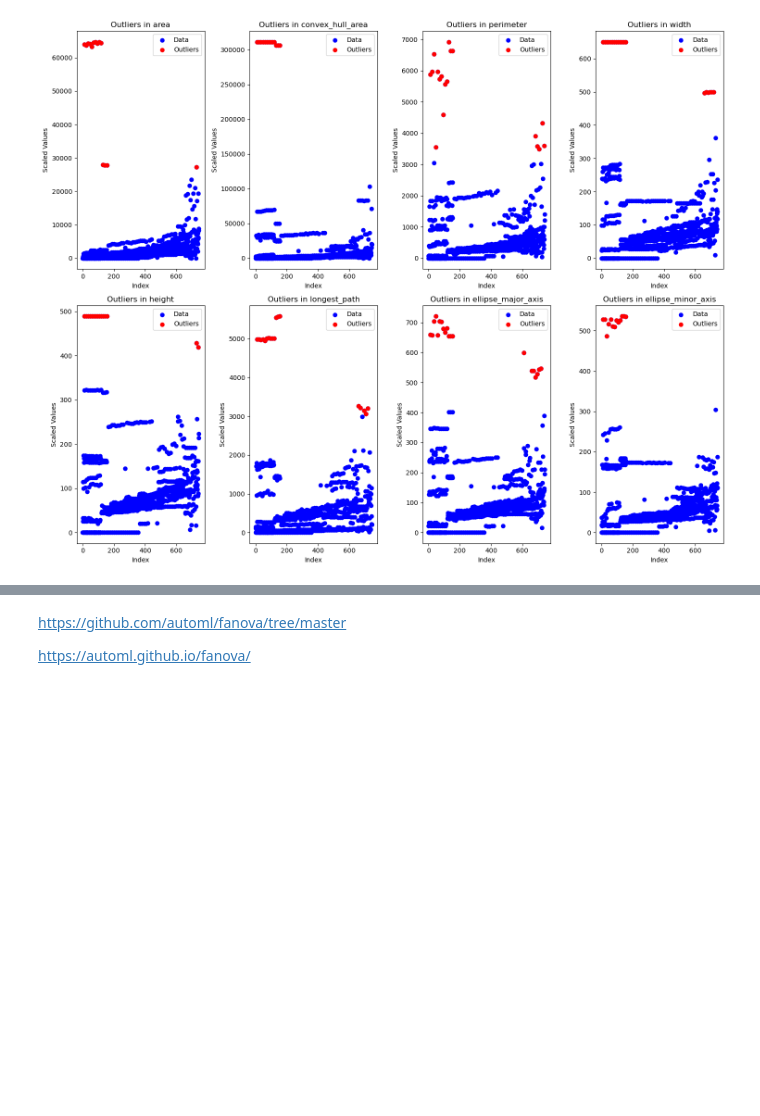
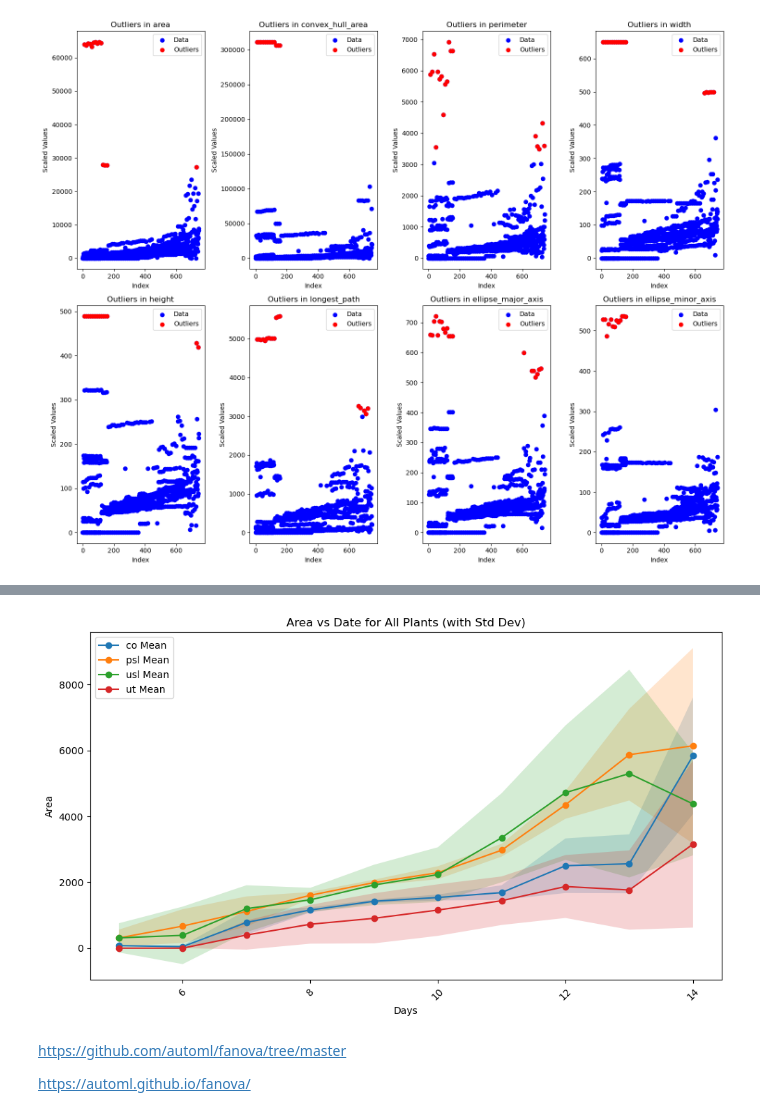
Before and after one commit to Rahwa-Kiros/Automated-image-based-phenotyping, a Jupyter notebook: jeson_data_processing.ipynb, the cells around one changed output, grey strips where cells are left out. Saved outputs shown, nothing was run; the diff lists cells and outputs as text; code cells hidden in the pictures; blank space fills up the shorter version.

```diff
--- a/jeson_data_processing.ipynb
+++ b/jeson_data_processing.ipynb
@@ -363,3 +436,36 @@ plt.show()
+# %%
+# Group by 'plant' and 'Date', then calculate both mean and standard deviation
+grouped_df = new_df.groupby(['plant', 'age_in_days'])['area'].agg(['mean', 'std']).reset_index()
+
+# Create a figure
+plt.figure(figsize=(10, 6))
+
+# Loop through each plant and plot both mean and std (as shaded area)
+for plant, group in grouped_df.groupby('plant'):
+    plt.plot(group['age_in_days'], group['mean'], marker='o', label=f'{plant} Mean')  # Plot mean
+    plt.fill_between(group['age_in_days'],
+                     group['mean'] - group['std'],
+                     group['mean'] + group['std'],
+                     alpha=0.2)  # Plot std as shaded area
+
+# Add titles and labels
+plt.title('Area vs Date for All Plants (with Std Dev)')
+plt.xlabel('Days')
+plt.ylabel('Area')
+
+# Rotate x-axis labels for readability
+plt.xticks(rotation=45)
+
+# Display legend
+plt.legend()
+
+# Adjust layout to prevent overlap
+plt.tight_layout()
+
+# Show the plot
+plt.show()
+# %% [output]
+[figure, added]
 # %% [markdown]
 https://github.com/automl/fanova/tree/master
 
```
Also changed, not shown: parts of 7 cells of this notebook, 1 other file.
